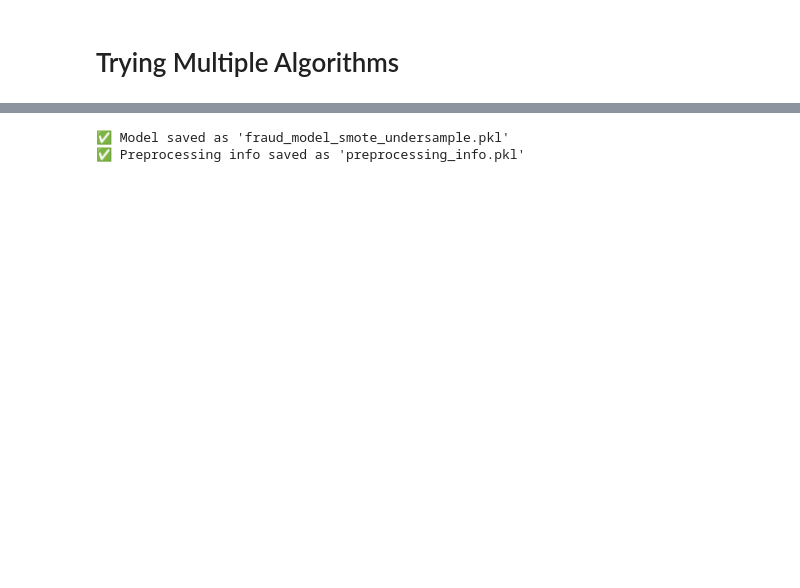
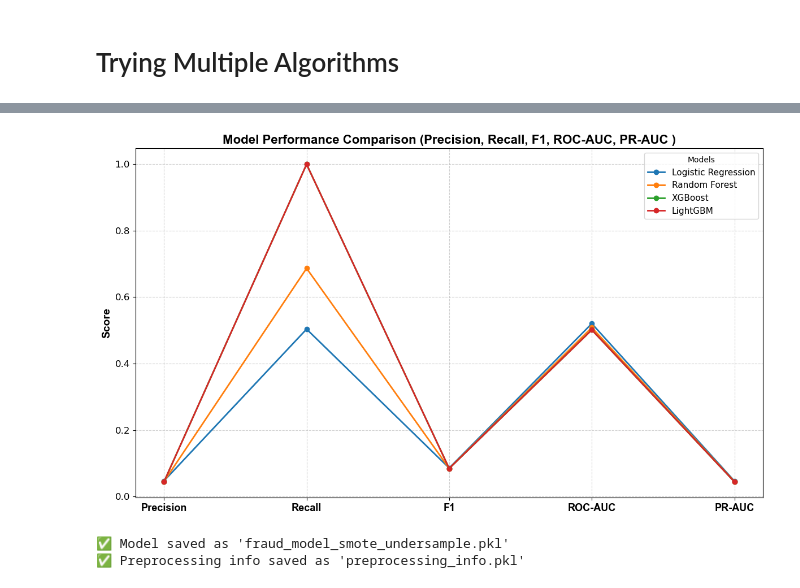
Before and after one commit to mlopezza/financial_fraud_detection_project, a Jupyter notebook: models/model_2b.ipynb, the cells around one changed output, grey strips where cells are left out. Saved outputs shown, nothing was run; the diff lists cells and outputs as text; code cells hidden in the pictures; blank space fills up the shorter version.

```diff
--- a/models/model_2b.ipynb
+++ b/models/model_2b.ipynb
@@ -622,3 +677,48 @@ LightGBM             0.501461  0.044096  1.000000   0.043977  0.084248
+# %%
+import matplotlib.pyplot as plt
+
+# Metrics to plot
+metrics = ['Precision', 'Recall', 'F1', 'ROC-AUC', 'PR-AUC']
+
+# X positions
+x = range(len(metrics))
+
+plt.figure(figsize=(12, 7))
+
+# Plot one line per model
+for model in results_df.index:
+    values = results_df.loc[model, metrics].values
+    plt.plot(
+        x,
+        values,
+        marker='o',
+        linewidth=2,
+        label=model
+    )
+
+# Formatting
+plt.xticks(x, metrics, fontsize=13, fontweight='bold', fontfamily='arial')
+plt.yticks(fontsize=12)
+
+plt.title("Model Performance Comparison (Precision, Recall, F1, ROC-AUC, PR-AUC )",
+          fontsize=16, fontweight='bold', fontfamily='arial')
+
+plt.ylabel("Score",
+           fontsize=14, fontweight='bold', fontfamily='arial')
+
+plt.grid(True, linestyle='--', alpha=0.6)
+
+plt.legend(title="Models", fontsize=11)
+
+plt.tight_layout()
+plt.savefig(
+    "/Users/marylopez/Documents/programming_stuff/github/financial_fraud_detection_project/images/model2_performance_comparison.png",
+    dpi=300,
+    bbox_inches="tight"
+)
+plt.show()
+# %% [output]
+[figure, added]
 # %%
 # Save and Deploy
 # Save the best model
```
Also changed, not shown: parts of 8 cells of this notebook, 3 other files.
